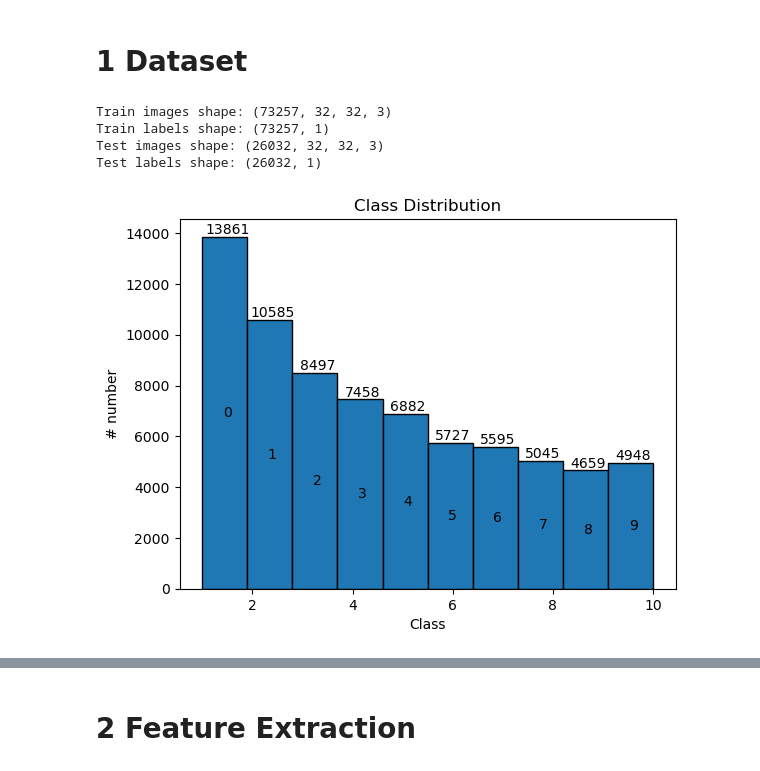
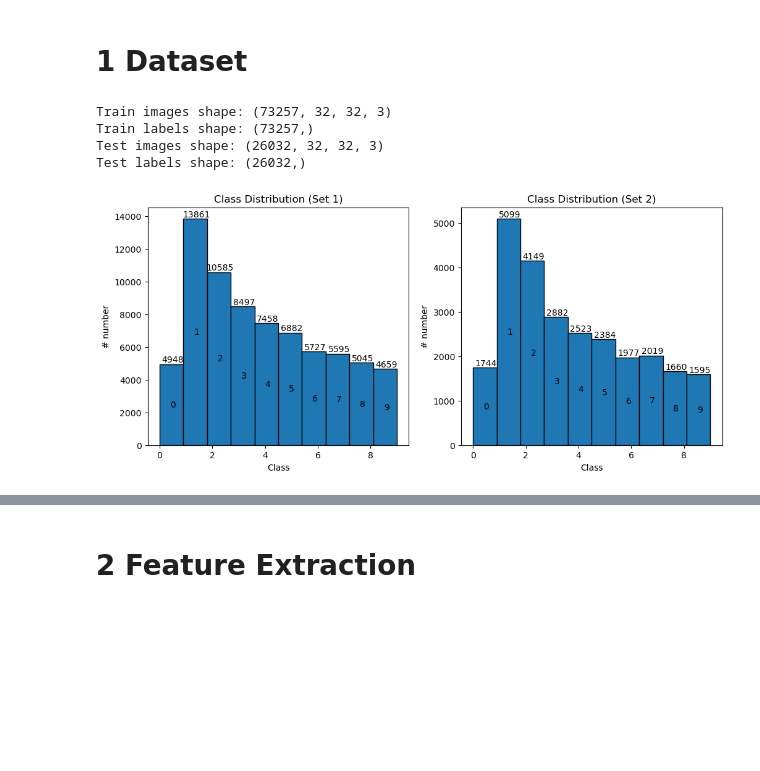
Before and after one commit to LouisSko/pattern-recognition-term-project, a Jupyter notebook: project_1.ipynb, the cells around one changed output, grey strips where cells are left out. Cells and saved outputs as stored; diff of their text form; code cells hidden in the pictures; blank space fills up the shorter version.

```diff
--- a/project_1.ipynb
+++ b/project_1.ipynb
@@ -13,16 +24,2 @@ from sklearn.model_selection import train_test_split
 # %% [markdown]
 # 1 Dataset
-# %%
-def load_svhn_dataset(train_path, test_path):
-    train_data = scipy.io.loadmat(train_path)
-    test_data = scipy.io.loadmat(test_path)
-
-    train_images = train_data['X']
-    train_labels = train_data['y']
-    test_images = test_data['X']
-    test_labels = test_data['y']
-
-    train_images = np.transpose(train_images, (3, 0, 1, 2))
-    test_images = np.transpose(test_images, (3, 0, 1, 2))
-
-    return train_images, train_labels, test_images, test_labels
@@ -32,37 +31,18 @@ train_path = '/Users/louis.skowronek/PycharmProjects/pattern_recognition/term-pr
 test_path = '/Users/louis.skowronek/PycharmProjects/pattern_recognition/term-project/test_32x32.mat'
 
 train_images, train_labels, test_images, test_labels = load_svhn_dataset(train_path, test_path)
+
+# print shapes
+print("Train images shape:", train_images.shape)
+print("Train labels shape:", train_labels.shape)
+print("Test images shape:", test_images.shape)
+print("Test labels shape:", test_labels.shape)
+# %% [output]
+Train images shape: (73257, 32, 32, 3)
+Train labels shape: (73257,)
+Test images shape: (26032, 32, 32, 3)
+Test labels shape: (26032,)
-# %%
-# print shapes
-print("Train images shape:", train_images.shape)
-print("Train labels shape:", train_labels.shape)
-print("Test images shape:", test_images.shape)
-print("Test labels shape:", test_labels.shape)
-# %% [output]
-Train images shape: (73257, 32, 32, 3)
-Train labels shape: (73257, 1)
-Test images shape: (26032, 32, 32, 3)
-Test labels shape: (26032, 1)
-# %%
-# check class distribution
-def visualize_class_distr(labels):
-    # plot histogram
-    counts, bins, _ = plt.hist(labels, bins=10, edgecolor='black')
-    for i, (count, x) in enumerate(zip(counts, bins)):
-        plt.text(x + 0.5, count, str(int(count)), ha='center', va='bottom')
-        plt.text(x + 0.5, count / 2, str(int(i)), ha='center', va='center')
-
-    # Set the x-axis ticks
-    #plt.xticks(np.arange(1,10))
-
-    # Add labels and a title
-    plt.xlabel('Class')
-    plt.ylabel('# number')
-    plt.title('Class Distribution')
-
-    # Show the plot
-    plt.show()
 # %%
-visualize_class_distr(train_labels)
+visualize_class_distr(train_labels, test_labels)
 # %% [output]
-[figure, old version]
+[figure, new version]
```
Also changed, not shown: parts of 159 cells of this notebook, 5 other files.
